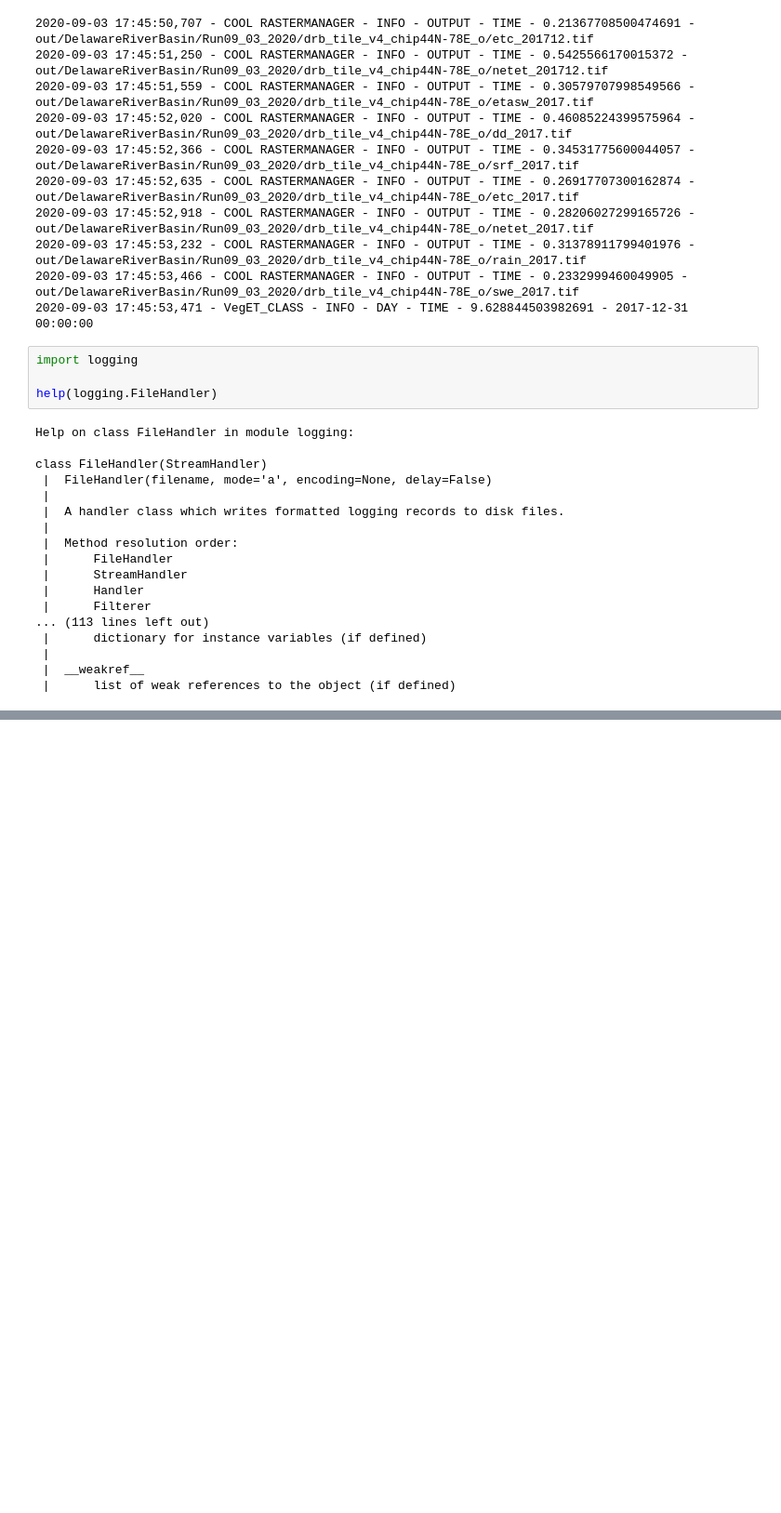
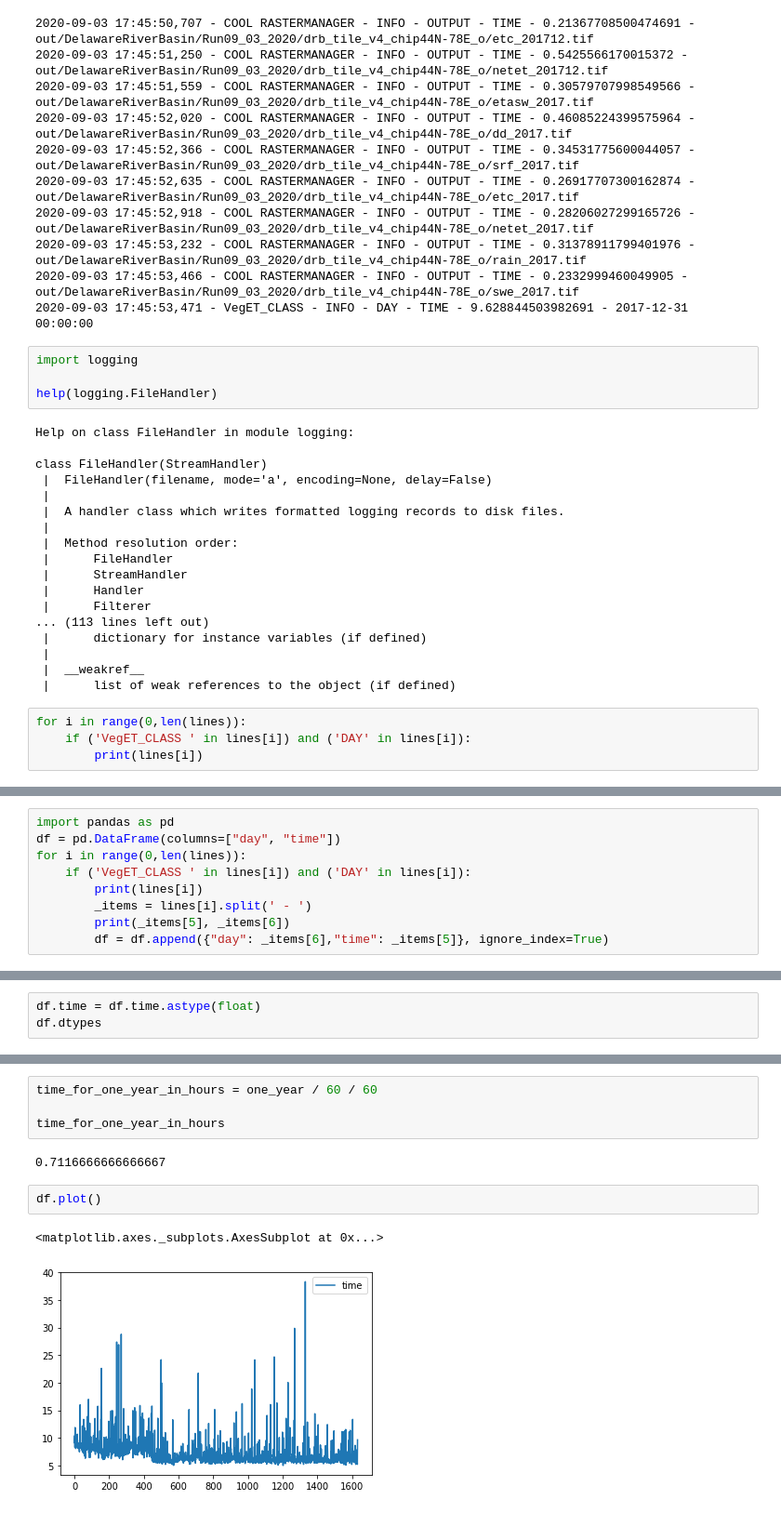
Before and after one commit to skagone/cloud-veg-et, a Jupyter notebook: 01-analysis-notebooks/00-analyze-logs-example-tony.ipynb, the cells around one changed output, grey strips where cells are left out. Shown at 93% size. Drawn from its saved outputs; the diff is of its cells as text; blank space fills up the shorter version.

```diff
--- a/01-analysis-notebooks/00-analyze-logs-example-tony.ipynb
+++ b/01-analysis-notebooks/00-analyze-logs-example-tony.ipynb
@@ -166,3 +166,7 @@ class FileHandler(StreamHandler)
  |
  |  __weakref__
  |      list of weak references to the object (if defined)
+# %%
+for i in range(0,len(lines)):
+    if ('VegET_CLASS ' in lines[i]) and ('DAY' in lines[i]):
+        print(lines[i])
@@ -168,0 +191,9 @@ class FileHandler(StreamHandler)
+# %%
+import pandas as pd
+df = pd.DataFrame(columns=["day", "time"])
+for i in range(0,len(lines)):
+    if ('VegET_CLASS ' in lines[i]) and ('DAY' in lines[i]):
+        print(lines[i])
+        _items = lines[i].split(' - ')
+        print(_items[5], _items[6])
+        df = df.append({"day": _items[6],"time": _items[5]}, ignore_index=True)
@@ -168,0 +240,3 @@ class FileHandler(StreamHandler)
+# %%
+df.time = df.time.astype(float)
+df.dtypes
@@ -168,0 +283,11 @@ class FileHandler(StreamHandler)
+# %%
+time_for_one_year_in_hours = one_year / 60 / 60
+
+time_for_one_year_in_hours
+# %% [output]
+0.7116666666666667
+# %%
+df.plot()
+# %% [output]
+<matplotlib.axes._subplots.AxesSubplot at 0x...>
+[figure, added]
```
Also changed, not shown: parts of 11 cells of this notebook.
